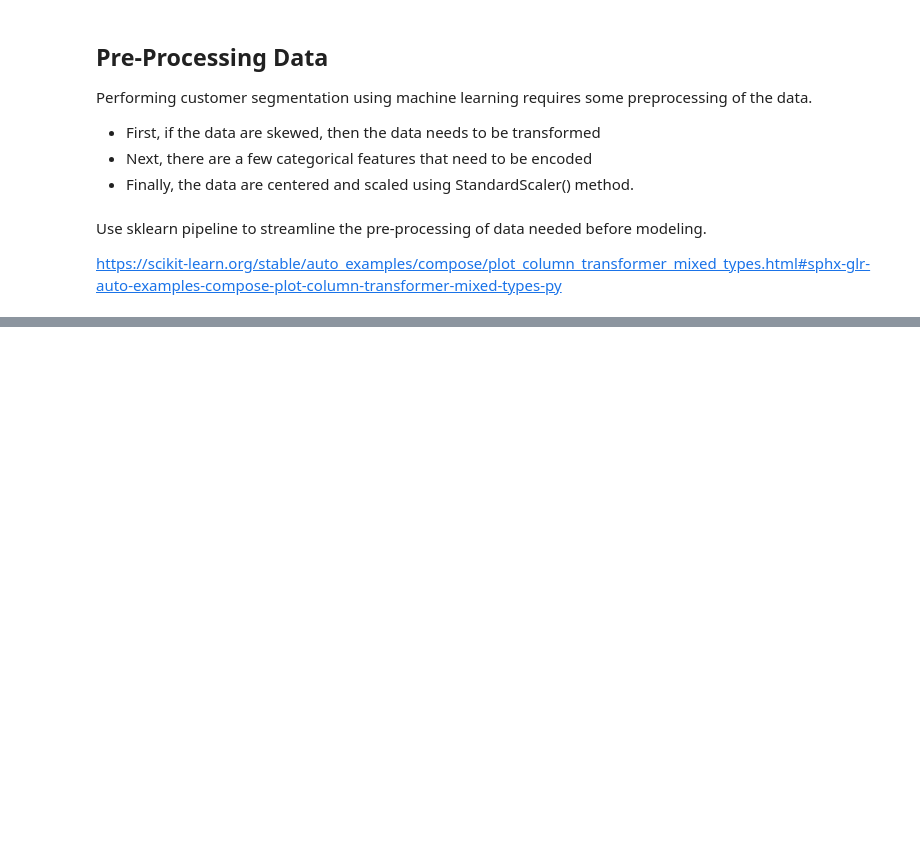
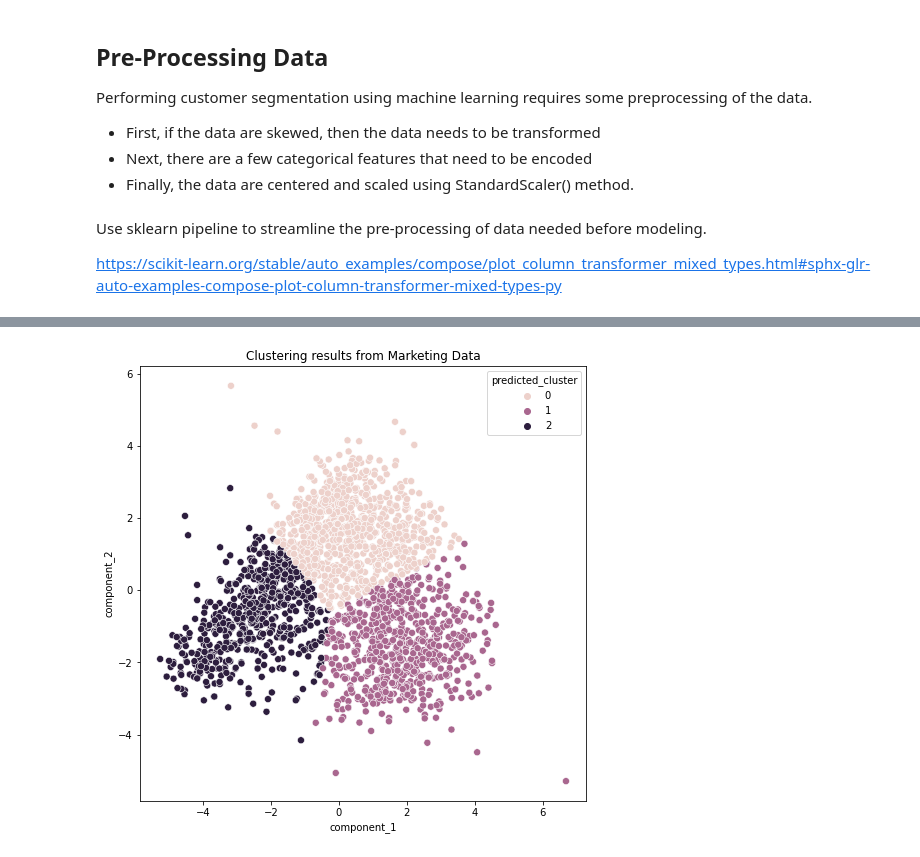
Before and after one commit to jma199/business-marketing-case-study, a Jupyter notebook: 2 segmentation.ipynb, the cells around one changed output, grey strips where cells are left out. Saved outputs shown, nothing was run; the diff lists cells and outputs as text; code cells hidden in the pictures; blank space fills up the shorter version.

```diff
--- a/2 segmentation.ipynb
+++ b/2 segmentation.ipynb
@@ -159,0 +179,11 @@ preprocessor = ColumnTransformer(
+# %%
+from sklearn.decomposition import PCA
+
+reduce_dim = Pipeline(
+    [
+        (
+            'reduce_dim',
+            PCA(n_components=2, random_state=42)
+        )
+    ]
+)
@@ -160,4 +207,12 @@ preprocessor = ColumnTransformer(
 # %%
-clf = Pipeline(
-    steps=[("preprocessor", preprocessor), ]
+clf_pipe = Pipeline(
+    steps=[
+        ("preprocessor", preprocessor),
+        ("reduce_dim", reduce_dim),
+        ("segmenter", segmenter)
+        ]
 )
+# %%
+kmeans = clf_pipe.fit(seg_df)
+preds = kmeans.predict(seg_df)
+seg_df['Cluster'] = preds + 1
@@ -163,0 +235,19 @@ clf = Pipeline(
+# %%
+pcadf = pd.DataFrame(
+    clf_pipe[:-1].transform(seg_df),
+    columns=["component_1", "component_2"]
+)
+
+pcadf["predicted_cluster"] = clf_pipe["segmenter"]["kmeans"].labels_
+# %%
+plt.figure(figsize=(8,8))
+g = sns.scatterplot(
+    "component_1", "component_2",
+    data=pcadf,
+    hue="predicted_cluster",
+    s=50
+)
+g.set_title("Clustering results from Marketing Data")
+plt.show()
+# %% [output]
+[figure, added]
```
Also changed, not shown: parts of 15 cells of this notebook.
